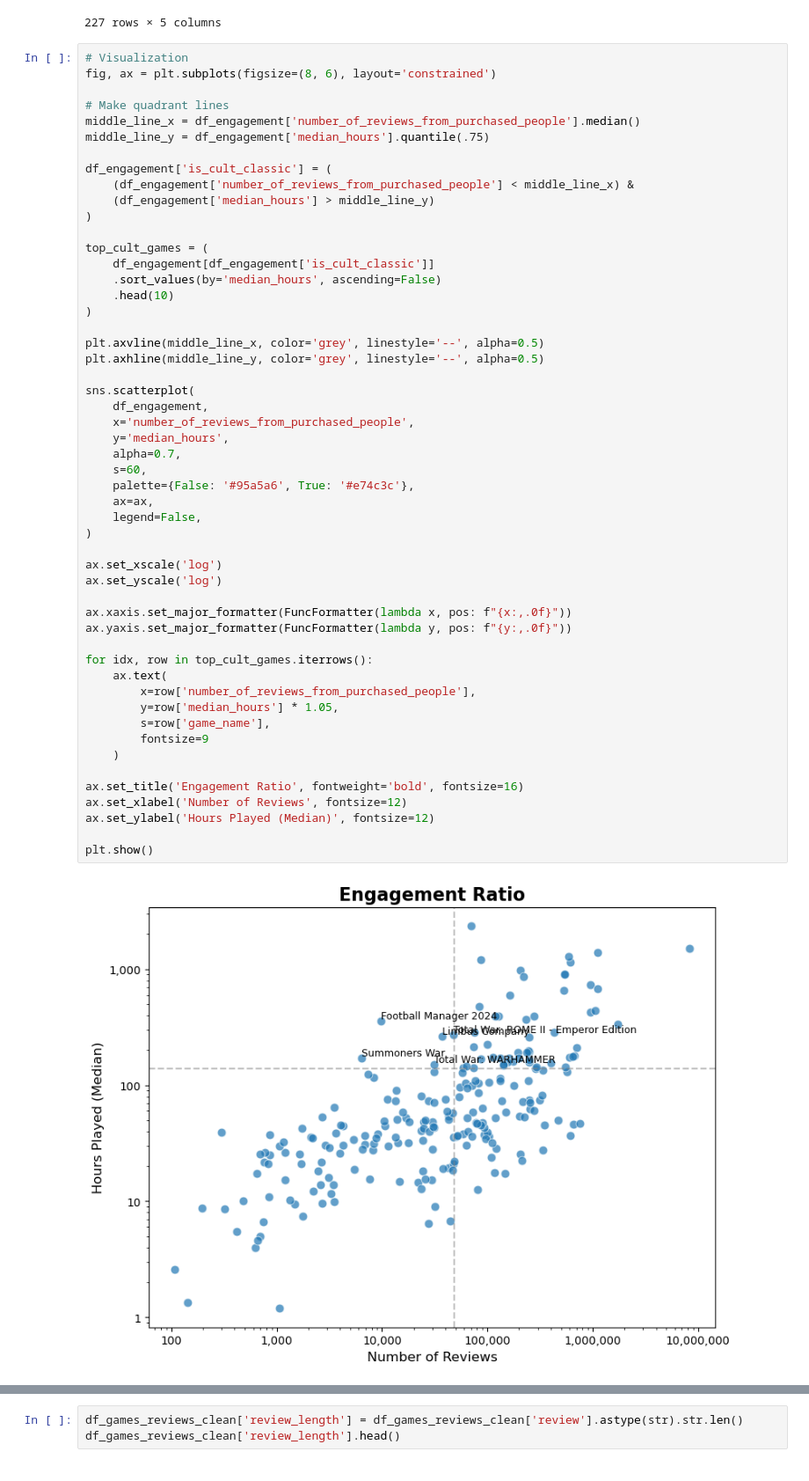
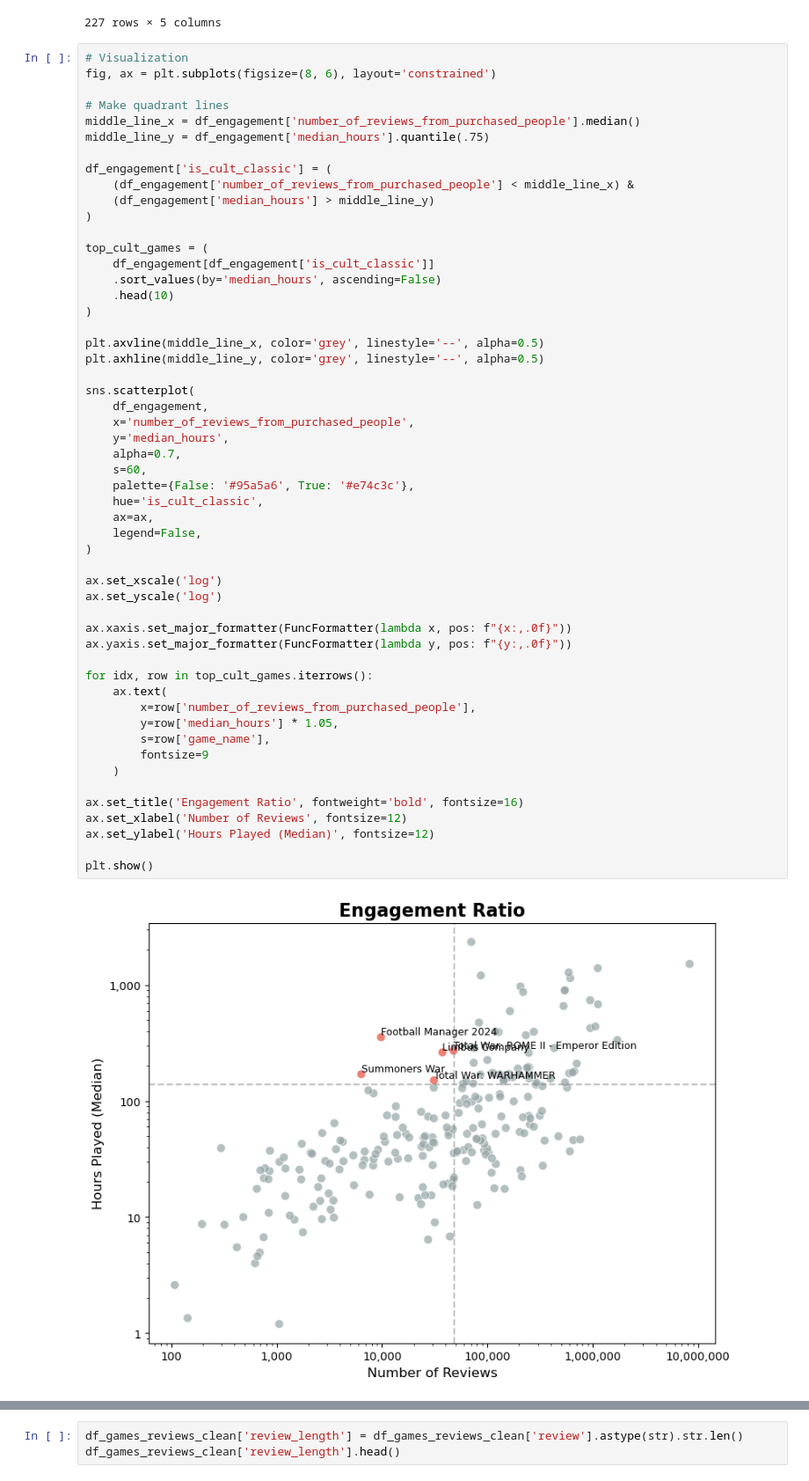
Before and after one commit to riowinarno/steam-games-reviews-and-rankings, a Jupyter notebook: notebook.ipynb, the cells around one changed output, grey strips where cells are left out. Shown at 88% size. Cells and saved outputs as stored; diff of their text form.

```diff
--- a/notebook.ipynb
+++ b/notebook.ipynb
@@ -980,31 +1049,32 @@ sns.scatterplot(
     df_engagement,
     x='number_of_reviews_from_purchased_people',
     y='median_hours',
     alpha=0.7,
     s=60,
     palette={False: '#95a5a6', True: '#e74c3c'},
+    hue='is_cult_classic',
     ax=ax,
     legend=False,
 )
 
 ax.set_xscale('log')
 ax.set_yscale('log')
 
 ax.xaxis.set_major_formatter(FuncFormatter(lambda x, pos: f"{x:,.0f}"))
 ax.yaxis.set_major_formatter(FuncFormatter(lambda y, pos: f"{y:,.0f}"))
 
 for idx, row in top_cult_games.iterrows():
     ax.text(
         x=row['number_of_reviews_from_purchased_people'],
         y=row['median_hours'] * 1.05,
         s=row['game_name'],
         fontsize=9
     )
 
 ax.set_title('Engagement Ratio', fontweight='bold', fontsize=16)
 ax.set_xlabel('Number of Reviews', fontsize=12)
 ax.set_ylabel('Hours Played (Median)', fontsize=12)
 
 plt.show()
 # %% [output]
-[figure, old version]
+[figure, new version]
```
Also changed, not shown: parts of 66 cells of this notebook.
